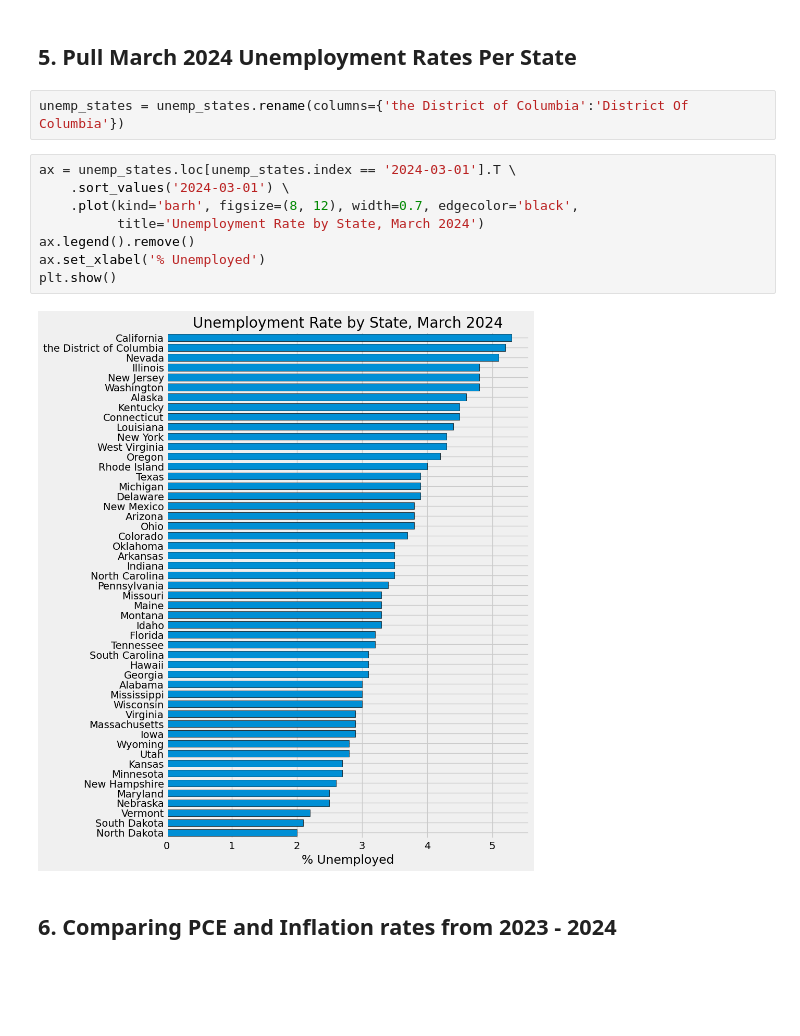
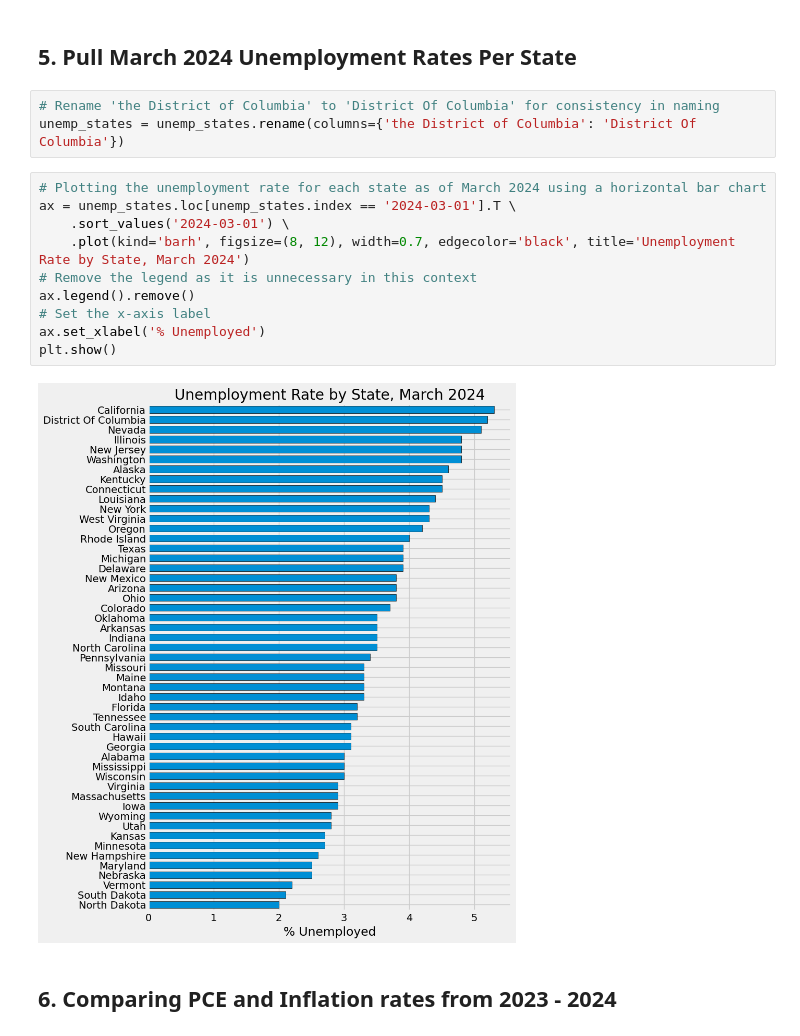
Before and after one commit to Egarcia99/2024_Economic_analysis, a Jupyter notebook: Economic-Data-Analysis/Economic-Analysis.ipynb, the cells around one changed output. Drawn from its saved outputs; the diff is of its cells as text; blank space fills up the shorter version.

Commit message:
added comments and proper display code for sp plot

```diff
--- a/Economic-Data-Analysis/Economic-Analysis.ipynb
+++ b/Economic-Data-Analysis/Economic-Analysis.ipynb
@@ -114,17 +140,20 @@ fig.show()
 # %% [markdown]
 ## 5. Pull March 2024 Unemployment Rates Per State
 # %%
-unemp_states = unemp_states.rename(columns={'the District of Columbia':'District Of Columbia'})
+# Rename 'the District of Columbia' to 'District Of Columbia' for consistency in naming
+unemp_states = unemp_states.rename(columns={'the District of Columbia': 'District Of Columbia'})
 # %%
+# Plotting the unemployment rate for each state as of March 2024 using a horizontal bar chart
 ax = unemp_states.loc[unemp_states.index == '2024-03-01'].T \
     .sort_values('2024-03-01') \
-    .plot(kind='barh', figsize=(8, 12), width=0.7, edgecolor='black',
-          title='Unemployment Rate by State, March 2024')
+    .plot(kind='barh', figsize=(8, 12), width=0.7, edgecolor='black', title='Unemployment Rate by State, March 2024')
+# Remove the legend as it is unnecessary in this context
 ax.legend().remove()
+# Set the x-axis label
 ax.set_xlabel('% Unemployed')
 plt.show()
 # %% [output]
-[figure, old version]
+[figure, new version]
 # %% [markdown]
 ## 6. Comparing PCE and Inflation rates from 2023 - 2024
 # %%
```
Also changed, not shown: parts of 9 cells of this notebook.
